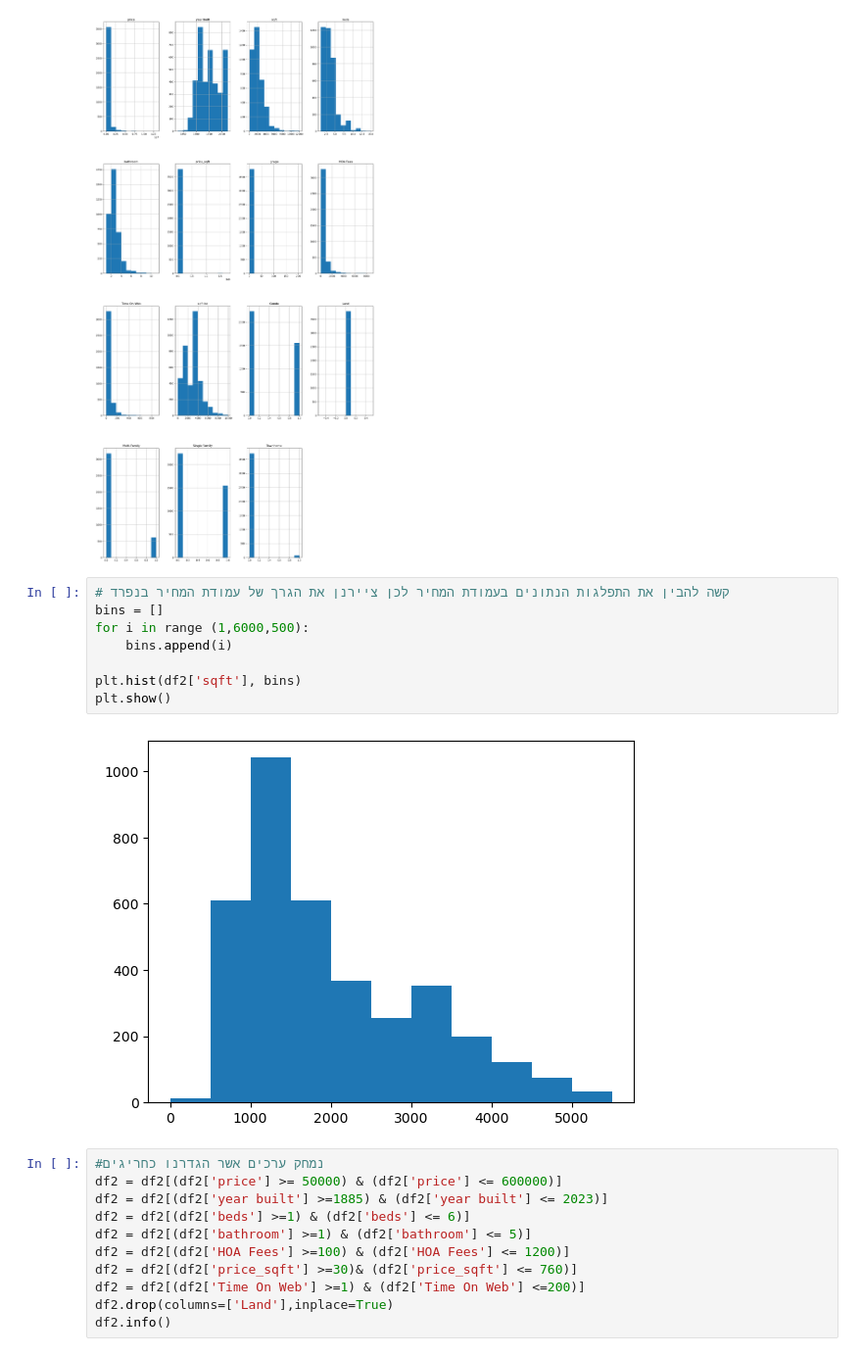
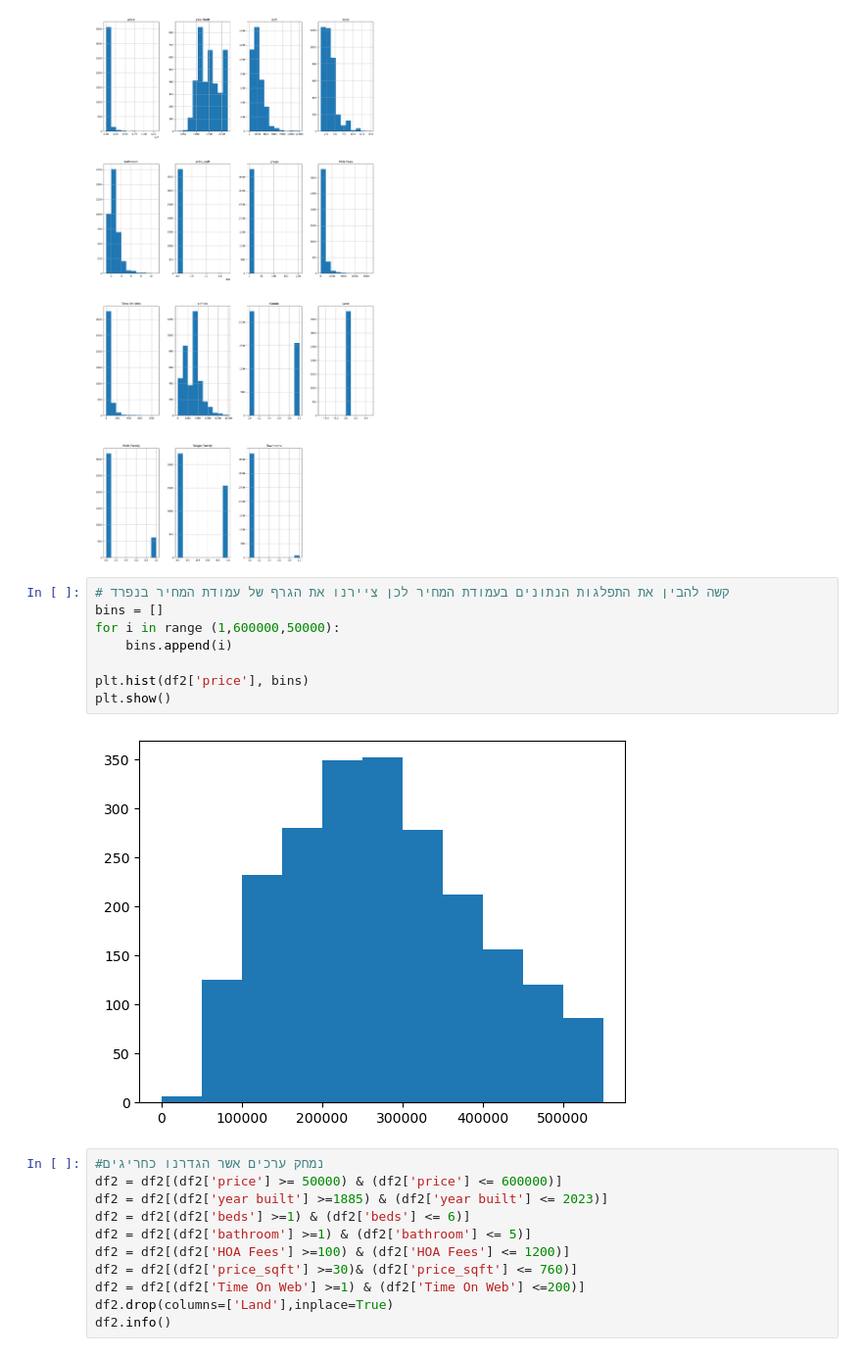
Before and after one commit to yakir0391/Apartments-Predict, a Jupyter notebook: data deal.ipynb, the cells around one changed output. Shown at 98% size. Drawn from its saved outputs; the diff is of its cells as text.

```diff
--- a/data deal.ipynb
+++ b/data deal.ipynb
@@ -265,15 +265,15 @@ array([[<AxesSubplot:title={'center':'price'}>,
       dtype=object)
 [figure]
 # %%
-# קשה להבין את התפלגות הנתונים בעמודת המחיר לכן ציירנן את הגרך של עמודת המחיר בנפרד
+# קשה להבין את התפלגות הנתונים בעמודת המחיר לכן ציירנו את הגרף של עמודת המחיר בנפרד
 bins = []
-for i in range (1,6000,500):
+for i in range (1,600000,50000):
     bins.append(i)
 
-plt.hist(df2['sqft'], bins)
+plt.hist(df2['price'], bins)
 plt.show()
 # %% [output]
-[figure, old version]
+[figure, new version]
 # %%
 #נמחק ערכים אשר הגדרנו כחריגים
 df2 = df2[(df2['price'] >= 50000) & (df2['price'] <= 600000)]
```
Also changed, not shown: parts of 1 cell of this notebook.
